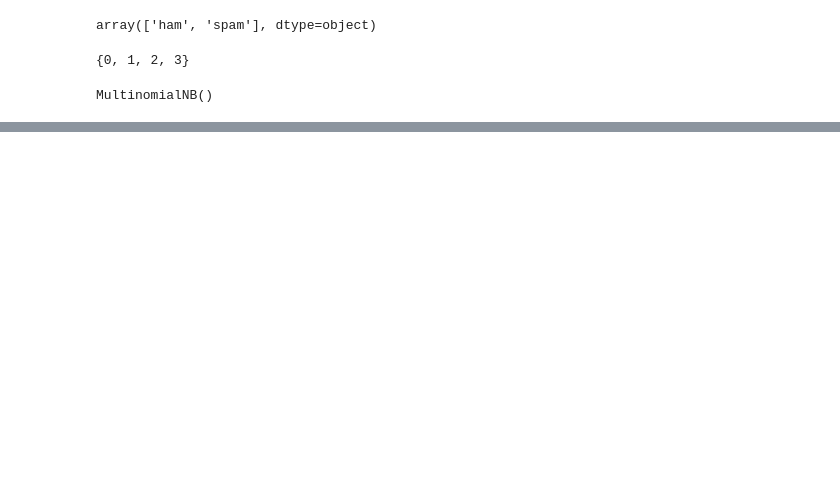
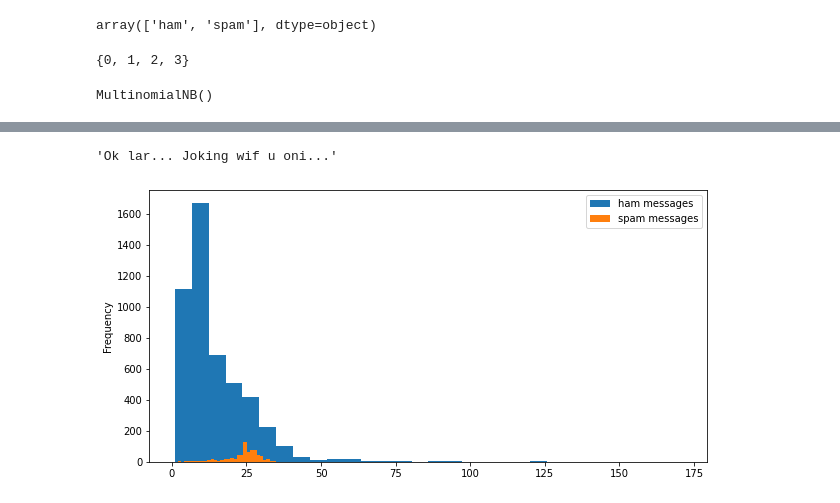
Before and after one commit to aynaval/NLP-basics, a Jupyter notebook: spam_detection.ipynb, the cells around one changed output, grey strips where cells are left out. Cells and saved outputs as stored; diff of their text form; code cells hidden in the pictures; blank space fills up the shorter version.

```diff
--- a/spam_detection.ipynb
+++ b/spam_detection.ipynb
@@ -146,0 +178,14 @@ print(classifier.score(X_test,y_test))
+# %%
+data['message_len']= data['message'].apply(lambda x: len(x.split()))
+# %%
+data['message'][1]
+# %% [output]
+'Ok lar... Joking wif u oni...'
+# %%
+plt.figure(figsize=(10,5))
+data[data['label']=='ham']['message_len'].plot(kind = 'hist', label='ham messages',bins=30)
+data[data['label']=='spam']['message_len'].plot(kind = 'hist', label='spam messages',bins=30)
+plt.legend()
+plt.show()
+# %% [output]
+[figure, added]
```
Also changed, not shown: parts of 49 cells of this notebook.
